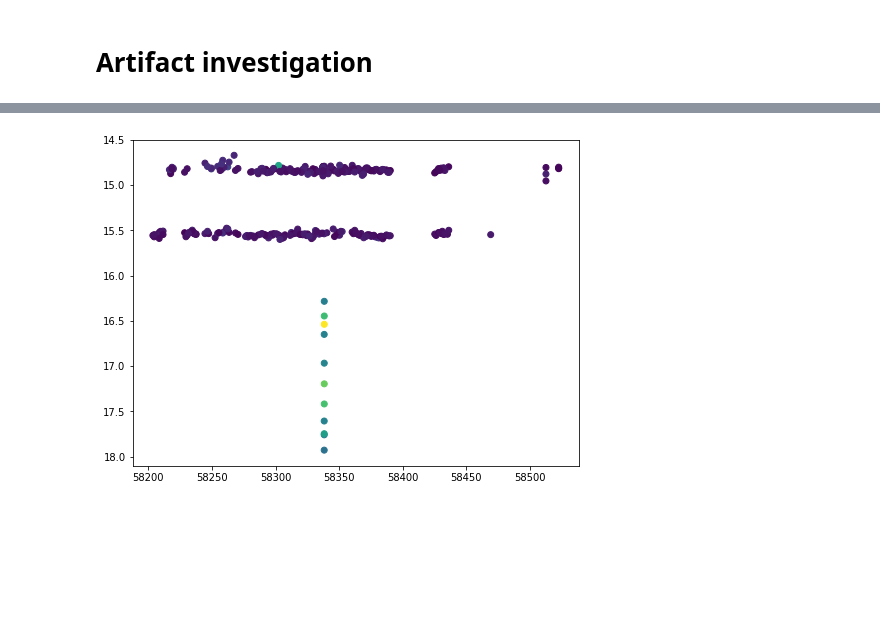
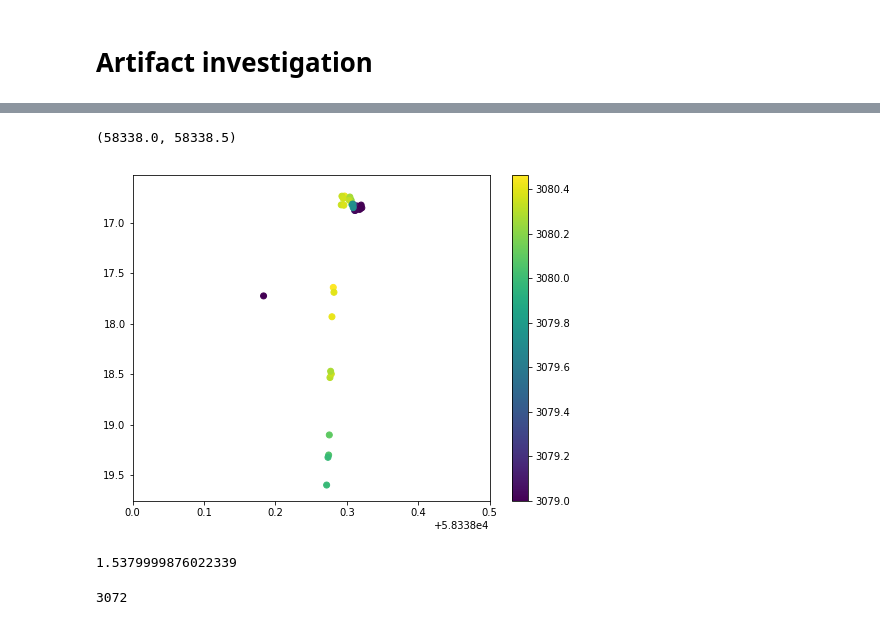
Before and after one commit to dirac-institute/ZTF_Boyajian, a Jupyter notebook: Dipper detection.ipynb, the cells around one changed output, grey strips where cells are left out. Cells and saved outputs as stored; diff of their text form; code cells hidden in the pictures; blank space fills up the shorter version.

```diff
--- a/Dipper detection.ipynb
+++ b/Dipper detection.ipynb
@@ -154,12 +175,12 @@ detect_dippers_udf = sparkfunc.udf(detect_dippers, returnType=pyspark_types.Floa
 
 # Run on spark
 res = (
-    ztf.region(ra1=290, ra2=291, dec1=25, dec2=26)
+    ztf.region(ra1=290, ra2=292, dec1=25, dec2=27)
     .exclude_duplicates()
     .where(sparkfunc.col("nobs_avail") > 20)
     .select(
         '*',
-        detect_dippers_udf(ztf['mjd'], ztf['filterid'], ztf['psfmag'], ztf['psfmagerr']).alias('score')
+        detect_dippers_udf(ztf['mjd'], ztf['filterid'], ztf['psfmag'], ztf['psfmagerr'], ztf['xpos'], ztf['ypos'], ztf['catflags']).alias('score')
     )
     .where(sparkfunc.col("score") > 2.)
     .collect()
@@ -240,8 +268,19 @@ plt.colorbar(label='MJD')
 # %%
 # Dips correspond to bad PSF fits
+i = ordered_res[0]
 plt.figure(figsize=(8, 6))
-i = res[idx]
-plt.scatter(i['mjd'], i['mag'], c=i['chi'])
+plt.scatter(i['mjd'], i['psfmag'], c=np.array(i['ypos']), vmin=3079)
 plt.gca().invert_yaxis()
+plt.colorbar()
+plt.xlim(58338.0, 58338.5)
 # %% [output]
+(58338.0, 58338.5)
-[figure, old version]
+[figure, new version]
+# %%
+np.min(all_x)
+# %% [output]
+1.5379999876022339
+# %%
+1024*3
+# %% [output]
+3072
```
Also changed, not shown: parts of 12 cells of this notebook.
